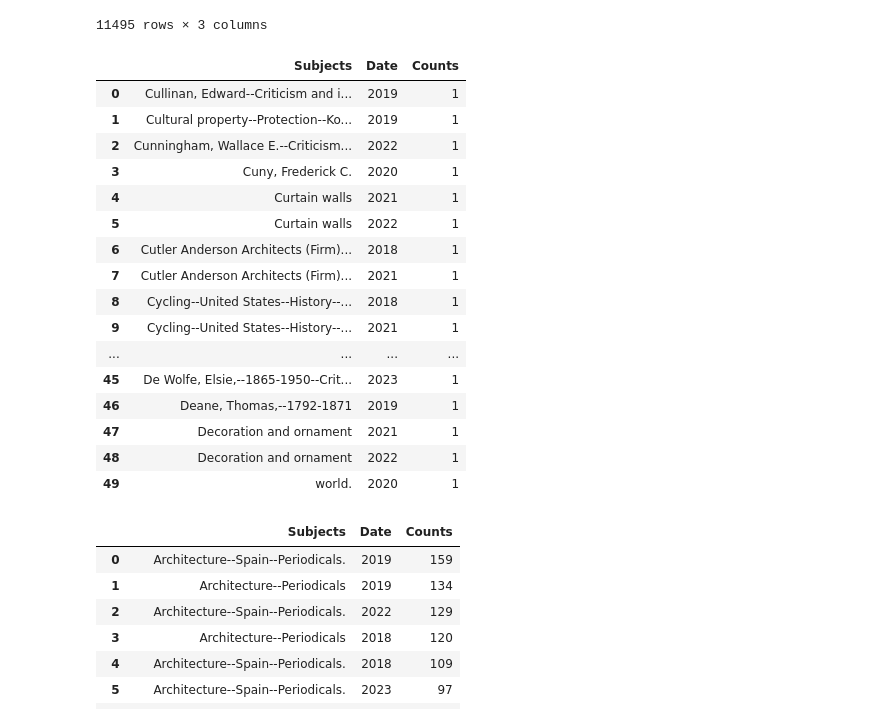
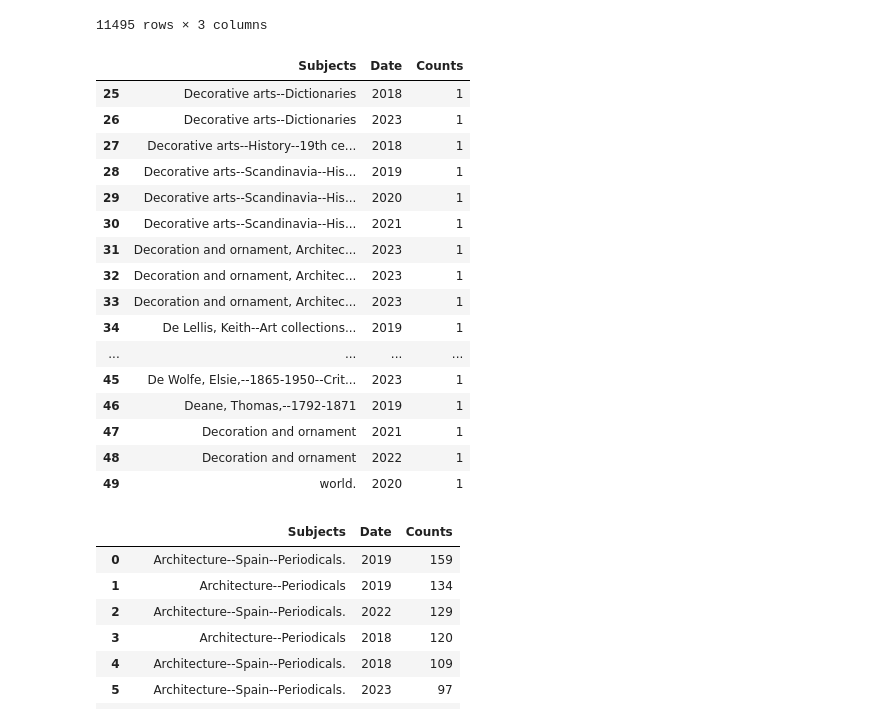
Before and after one commit to senderrr/Architecture, a Jupyter notebook: ArchitectureNotebook2023.ipynb, the cells around one changed output. Drawn from its saved outputs; the diff is of its cells as text; code cells hidden in the pictures.

```diff
--- a/ArchitectureNotebook2023.ipynb
+++ b/ArchitectureNotebook2023.ipynb
@@ -260,19 +395,19 @@ counts
 | 11494 | world. | 2020 | 1 |
 11495 rows × 3 columns
 # %%
-tails.tail(50)
+tails.tail(25)
 # %% [output]
 |  | Subjects | Date | Counts |
-| 0 | Cullinan, Edward--Criticism and i... | 2019 | 1 |
-| 1 | Cultural property--Protection--Ko... | 2019 | 1 |
-| 2 | Cunningham, Wallace E.--Criticism... | 2022 | 1 |
-| 3 | Cuny, Frederick C. | 2020 | 1 |
-| 4 | Curtain walls | 2021 | 1 |
-| 5 | Curtain walls | 2022 | 1 |
-| 6 | Cutler Anderson Architects (Firm)... | 2018 | 1 |
-| 7 | Cutler Anderson Architects (Firm)... | 2021 | 1 |
-| 8 | Cycling--United States--History--... | 2018 | 1 |
-| 9 | Cycling--United States--History--... | 2021 | 1 |
+| 25 | Decorative arts--Dictionaries | 2018 | 1 |
+| 26 | Decorative arts--Dictionaries | 2023 | 1 |
+| 27 | Decorative arts--History--19th ce... | 2018 | 1 |
+| 28 | Decorative arts--Scandinavia--His... | 2019 | 1 |
+| 29 | Decorative arts--Scandinavia--His... | 2020 | 1 |
+| 30 | Decorative arts--Scandinavia--His... | 2021 | 1 |
+| 31 | Decoration and ornament, Architec... | 2023 | 1 |
+| 32 | Decoration and ornament, Architec... | 2023 | 1 |
+| 33 | Decoration and ornament, Architec... | 2023 | 1 |
+| 34 | De Lellis, Keith--Art collections... | 2019 | 1 |
 | ... | ... | ... | ... |
 | 45 | De Wolfe, Elsie,--1865-1950--Crit... | 2023 | 1 |
 | 46 | Deane, Thomas,--1792-1871 | 2019 | 1 |
```
Also changed, not shown: parts of 13 cells of this notebook, 1 other file.
